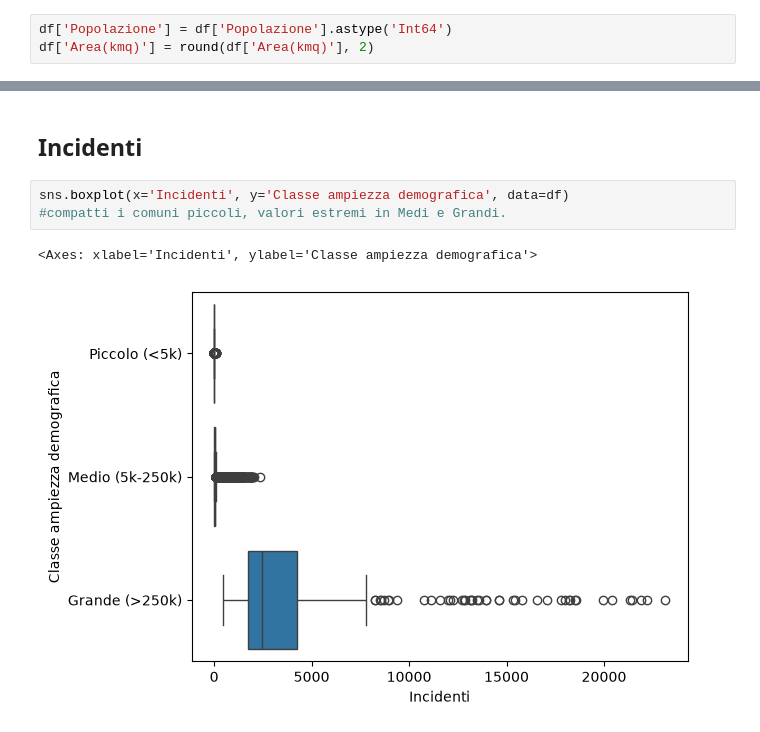
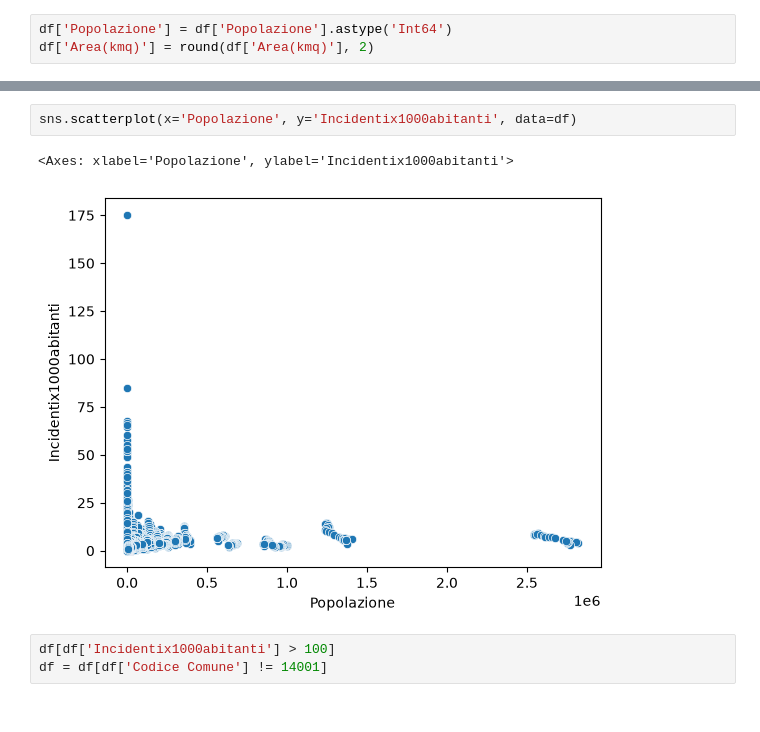
Before and after one commit to giuliocipone-lang/Boolean_capstone_project, a Jupyter notebook: EDA.ipynb, the cells around one changed output, grey strips where cells are left out. Drawn from its saved outputs; the diff is of its cells as text.

```diff
--- a/EDA.ipynb
+++ b/EDA.ipynb
@@ -74,8 +64,8 @@ sns.boxplot(x='Popolazione', y='Classe ampiezza demografica', data=df)
-# %% [markdown]
-## Incidenti
-# %%
-sns.boxplot(x='Incidenti', y='Classe ampiezza demografica', data=df)
-#compatti i comuni piccoli, valori estremi in Medi e Grandi.
-# %% [output]
-<Axes: xlabel='Incidenti', ylabel='Classe ampiezza demografica'>
-[figure, removed]
+# %%
+sns.scatterplot(x='Popolazione', y='Incidentix1000abitanti', data=df)
+# %% [output]
+<Axes: xlabel='Popolazione', ylabel='Incidentix1000abitanti'>
+[figure, added]
+# %%
+df[df['Incidentix1000abitanti'] > 100]
+df = df[df['Codice Comune'] != 14001]
```
Also changed, not shown: parts of 25 cells of this notebook, 4 other files.
